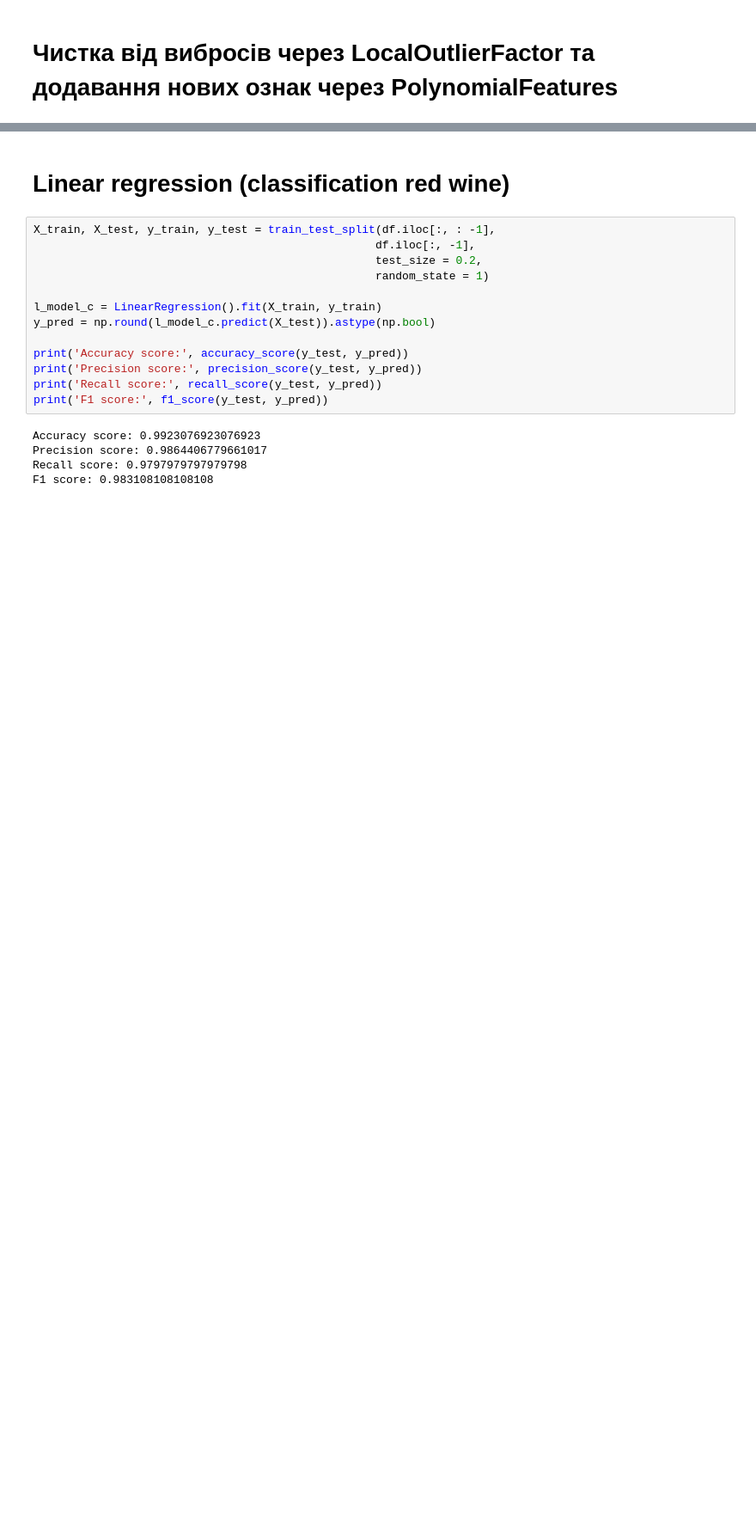
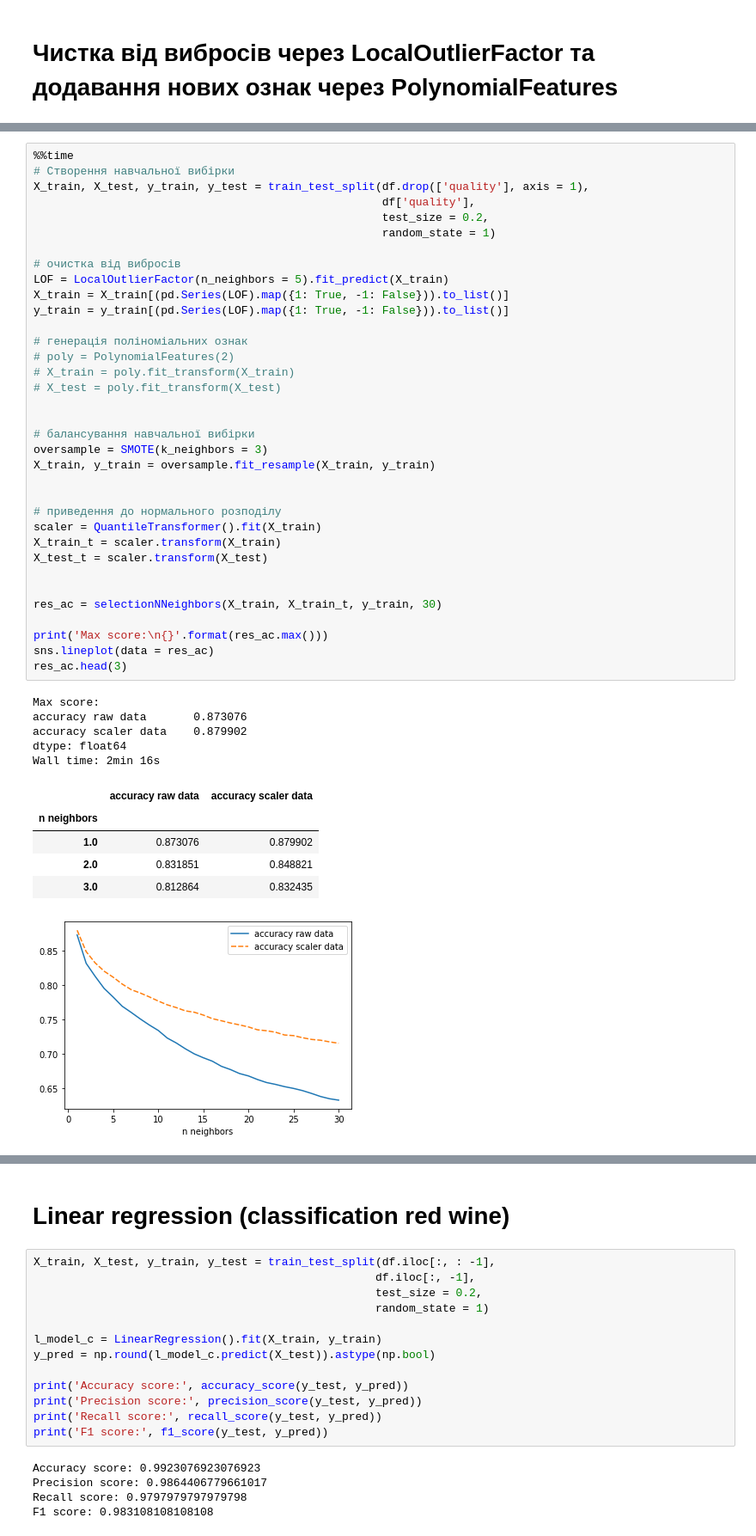
Before and after one commit to simon-torm/geekhub-ds-2020, a Jupyter notebook: HW8. Wine quality models/main.ipynb, the cells around one changed output, grey strips where cells are left out. Shown at 86% size. Saved outputs shown, nothing was run; the diff lists cells and outputs as text; blank space fills up the shorter version.

```diff
--- a/HW8. Wine quality models/main.ipynb
+++ b/HW8. Wine quality models/main.ipynb
@@ -327,0 +340,47 @@ dtype: float64
+# %%
+%%time
+# Створення навчальної вибірки
+X_train, X_test, y_train, y_test = train_test_split(df.drop(['quality'], axis = 1),
+                                                    df['quality'],
+                                                    test_size = 0.2,
+                                                    random_state = 1)
+
+# очистка від вибросів
+LOF = LocalOutlierFactor(n_neighbors = 5).fit_predict(X_train)
+X_train = X_train[(pd.Series(LOF).map({1: True, -1: False})).to_list()]
+y_train = y_train[(pd.Series(LOF).map({1: True, -1: False})).to_list()]
+
+# генерація поліноміальних ознак
+# poly = PolynomialFeatures(2)
+# X_train = poly.fit_transform(X_train)
+# X_test = poly.fit_transform(X_test)
+
+
+# балансування навчальної вибірки
+oversample = SMOTE(k_neighbors = 3)
+X_train, y_train = oversample.fit_resample(X_train, y_train)
+
+
+# приведення до нормального розподілу
+scaler = QuantileTransformer().fit(X_train)
+X_train_t = scaler.transform(X_train)
+X_test_t = scaler.transform(X_test)
+
+
+res_ac = selectionNNeighbors(X_train, X_train_t, y_train, 30)
+
+print('Max score:\n{}'.format(res_ac.max()))
+sns.lineplot(data = res_ac)
+res_ac.head(3)
+# %% [output]
+Max score:
+accuracy raw data       0.873076
+accuracy scaler data    0.879902
+dtype: float64
+Wall time: 2min 16s
+|  | accuracy raw data | accuracy scaler data |
+| n neighbors |  |  |
+| 1.0 | 0.873076 | 0.879902 |
+| 2.0 | 0.831851 | 0.848821 |
+| 3.0 | 0.812864 | 0.832435 |
+[figure, added]
```
Also changed, not shown: parts of 15 cells of this notebook.
